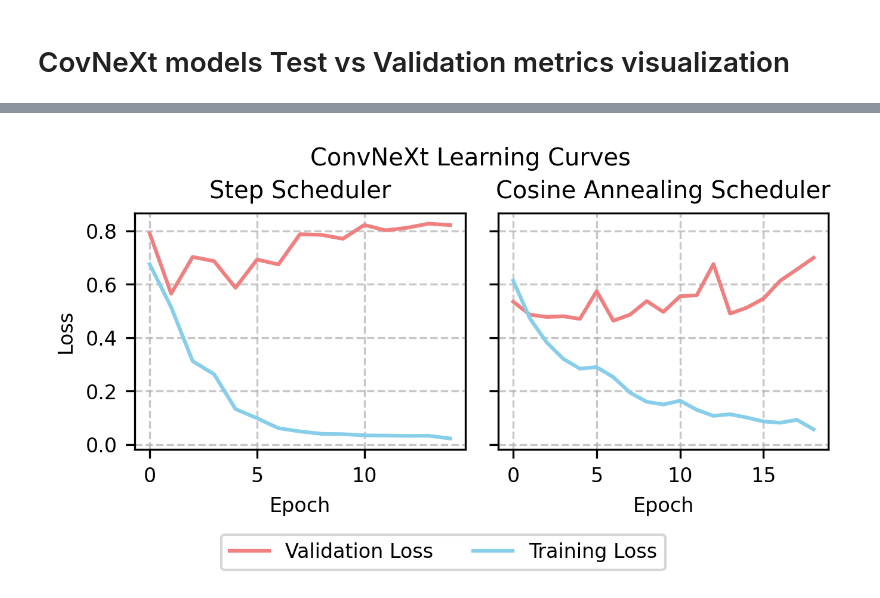
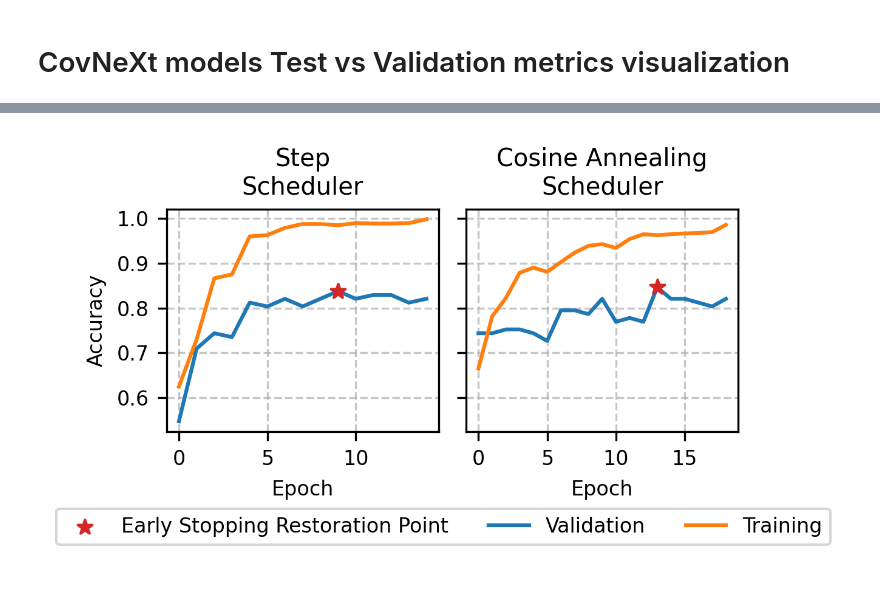
Before and after one commit to Deepfake-Detection-KKO/deepfake-detection, a Jupyter notebook: experiment_result_viz.ipynb, the cells around one changed output, grey strips where cells are left out. Cells and saved outputs as stored; diff of their text form; code cells hidden in the pictures.

```diff
--- a/experiment_result_viz.ipynb
+++ b/experiment_result_viz.ipynb
@@ -271,8 +286,8 @@ optimizer_type_2 = 'CosineAnnealingWarmRestarts'
 # Configuration for Plotting (unchanged from previous working version)
 OUTPUT_DIR = "performance_plots"
 os.makedirs(OUTPUT_DIR, exist_ok=True)
-FIGURE_WIDTH = 5
-FIGURE_HEIGHT = 3.25 * 0.65 # Adjusted height to maintain aspect ratio
+FIGURE_WIDTH = 6.75 * (3/5)
+FIGURE_HEIGHT = 3.25 * 0.6 # Adjusted height to maintain aspect ratio
 # FONTSIZE_TITLE = 18
 # FONTSIZE_SUBPLOT_TITLE = 16
 # FONTSIZE_LABELS = 16
@@ -291,20 +306,21 @@ df_opt1 = experiment_results[
     (experiment_results['lr_scheduler_type'] == optimizer_type_1)
 ]
 
-best_opt1_model_row = df_opt1.sort_values(by='val_acc', ascending=False).iloc[0]
+best_opt1_model_row = df_opt1.sort_values(by=['val_acc', 'val_roc_auc'], ascending=False).iloc[0]
 
 # Extract and convert history data
-train_loss_history_opt1 = ast.literal_eval(best_opt1_model_row['train_loss_history'])
-val_loss_history_opt1 = ast.literal_eval(best_opt1_model_row['val_loss_history'])
+train_loss_history_opt1 = ast.literal_eval(best_opt1_model_row['train_acc_history'])
+val_loss_history_opt1 = ast.literal_eval(best_opt1_model_row['val_acc_history'])
 NUM_EPOCHS = val_loss_history_opt1.index(None)
 
 # Plot on the first subplot (axes[0])
-axes[0].plot(val_loss_history_opt1, color='lightcoral')
-axes[0].plot(train_loss_history_opt1, color='skyblue')
+axes[0].plot(val_loss_history_opt1)
+axes[0].plot(train_loss_history_opt1)
 # axes[0].set_xticks(np.arange(0, NUM_EPOCHS, TICK_INTERVAL))
-axes[0].set_title(f'Step Scheduler')
+axes[0].scatter(NUM_EPOCHS - 6, val_loss_history_opt1[NUM_EPOCHS - 6], color = 'tab:red', marker = '*', label = 'Early Stopping Restoration Point', zorder = 5)
+axes[0].set_title(f'Step\nScheduler')
 axes[0].set_xlabel('Epoch')
-axes[0].set_ylabel('Loss')
+axes[0].set_ylabel('Accuracy')
 axes[0].tick_params(axis='x')
 axes[0].tick_params(axis='y')
 axes[0].grid(axis='both', linestyle='--', alpha=0.7)
@@ -314,38 +330,39 @@ axes[0].grid(axis='both', linestyle='--', alpha=0.7)
 # Filter for the common model type AND the specific optimizer type
 df_opt2 = experiment_results[
     (experiment_results['model'] == common_model_type) &
     (experiment_results['lr_scheduler_type'] == optimizer_type_2)
 ]
 
 
 best_opt2_model_row = df_opt2.sort_values(by='val_acc', ascending=False).iloc[0]
 
 # Extract and convert history data
-train_loss_history_opt2 = ast.literal_eval(best_opt2_model_row['train_loss_history'])
-val_loss_history_opt2 = ast.literal_eval(best_opt2_model_row['val_loss_history'])
+train_loss_history_opt2 = ast.literal_eval(best_opt2_model_row['train_acc_history'])
+val_loss_history_opt2 = ast.literal_eval(best_opt2_model_row['val_acc_history'])
 NUM_EPOCHS = val_loss_history_opt2.index(None)
 
-axes[1].plot(val_loss_history_opt2, label='Validation Loss', color='lightcoral')
-axes[1].plot(train_loss_history_opt2, label='Training Loss', color='skyblue')
+axes[1].plot(val_loss_history_opt2, label='Validation')
+axes[1].plot(train_loss_history_opt2, label='Training')
 # axes[1].set_xticks(np.arange(0, NUM_EPOCHS, TICK_INTERVAL))
-axes[1].set_title(f'Cosine Annealing Scheduler')
+axes[1].scatter(NUM_EPOCHS - 6, val_loss_history_opt2[NUM_EPOCHS - 6], color = 'tab:red', marker = '*', zorder = 5)
+axes[1].set_title(f'Cosine Annealing\nScheduler')
 axes[1].set_xlabel('Epoch')
 # axes[1].set_ylabel('Loss', fontsize=FONTSIZE_LABELS)
 axes[1].tick_params(axis='x')
 axes[1].tick_params(axis='y')
 axes[1].grid(axis='both', linestyle='--', alpha=0.7)
 # axes[1].legend()
 
-fig.legend(loc = 'lower center', ncol = 2, )
+fig.legend(loc = 'lower center', ncol = 3)
 # Add a main title for the entire figure
-fig.suptitle(f'ConvNeXt Learning Curves', y = 1.125)
+# fig.suptitle(f'ConvNeXt Learning Curves', y = 1.125)
 
 # Adjust layout
 # plt.tight_layout(rect=[0.05, 0.03, 0.95, 0.95])
 plt.subplots_adjust(bottom = 0.325, top = 0.95, wspace = 0.1)
 
 # Save and display the plot
 plt.savefig(os.path.join(OUTPUT_DIR, "learning_curves_by_scheduler.png"), bbox_inches='tight')
 plt.show()
 # %% [output]
-[figure, old version]
+[figure, new version]
```
Also changed, not shown: parts of 6 cells of this notebook, 4 other files.
